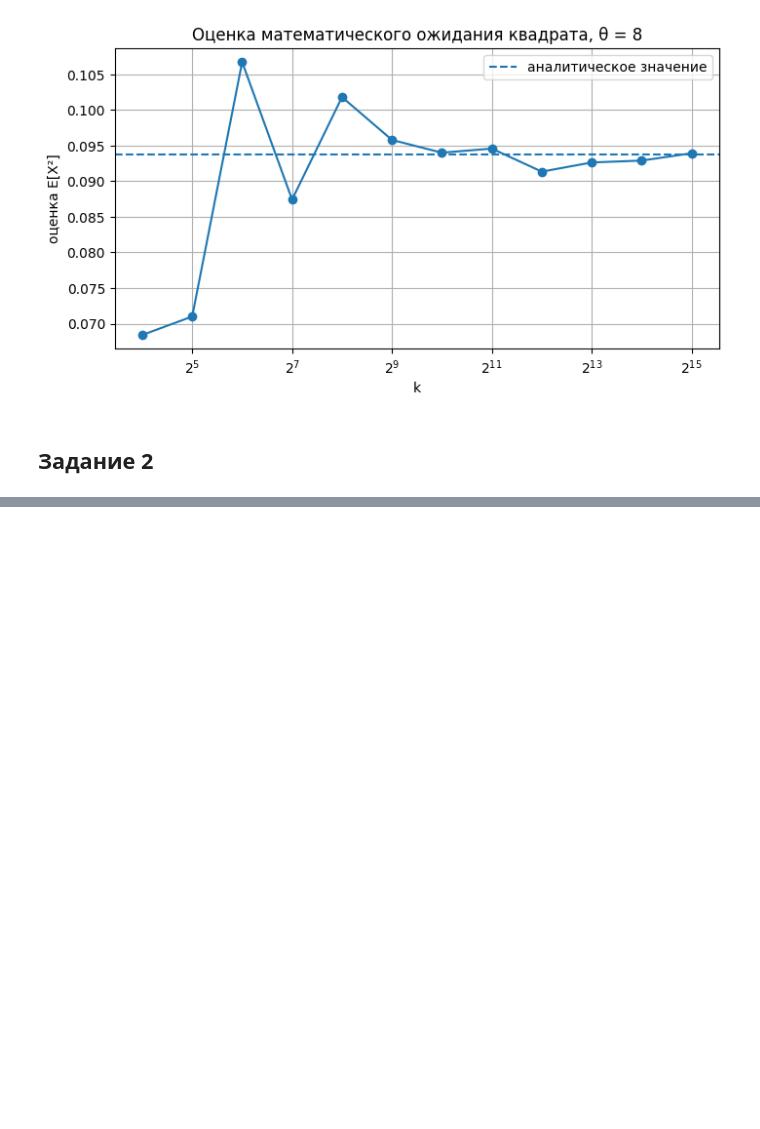
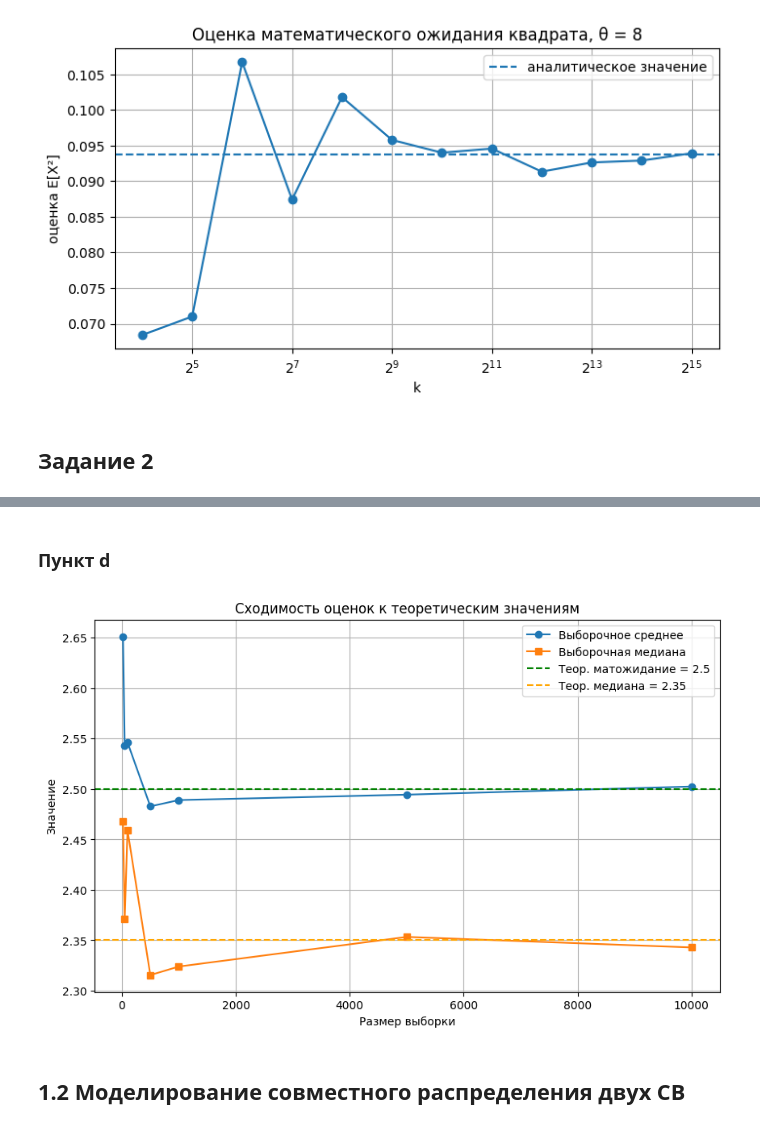
Before and after one commit to ITMO-NikitaGrishin/ITMO_ML, a Jupyter notebook: laba_02/laba_02.ipynb, the cells around one changed output, grey strips where cells are left out. Saved outputs shown, nothing was run; the diff lists cells and outputs as text; code cells hidden in the pictures; blank space fills up the shorter version.

```diff
--- a/laba_02/laba_02.ipynb
+++ b/laba_02/laba_02.ipynb
@@ -138,0 +276,26 @@ for theta in thetas:
+# %% [markdown]
+### Пункт d
+# %%
+sizes = [20, 50, 100, 500, 1000, 5000, 10000]
+means, medians = [], []
+
+for size in sizes:
+    sample = np.random.exponential(scale=1/lambda_val, size=size) + a
+    means.append(np.mean(sample))
+    medians.append(np.median(sample))
+
+plt.figure(figsize=(10, 6))
+plt.plot(sizes, means, 'o-', label='Выборочное среднее')
+plt.plot(sizes, medians, 's-', label='Выборочная медиана')
+plt.axhline(y=2.5, color='green', linestyle='--', label='Теор. матожидание = 2.5')
+plt.axhline(y=2.35, color='orange', linestyle='--', label='Теор. медиана = 2.35')
+plt.xlabel('Размер выборки')
+plt.ylabel('Значение')
+plt.title('Сходимость оценок к теоретическим значениям')
+plt.legend()
+plt.grid(True)
+plt.show()
+# %% [output]
+[figure, added]
+# %% [markdown]
+## 1.2 Моделирование совместного распределения двух СВ
```
Also changed, not shown: parts of 10 cells of this notebook, 1 other file.
